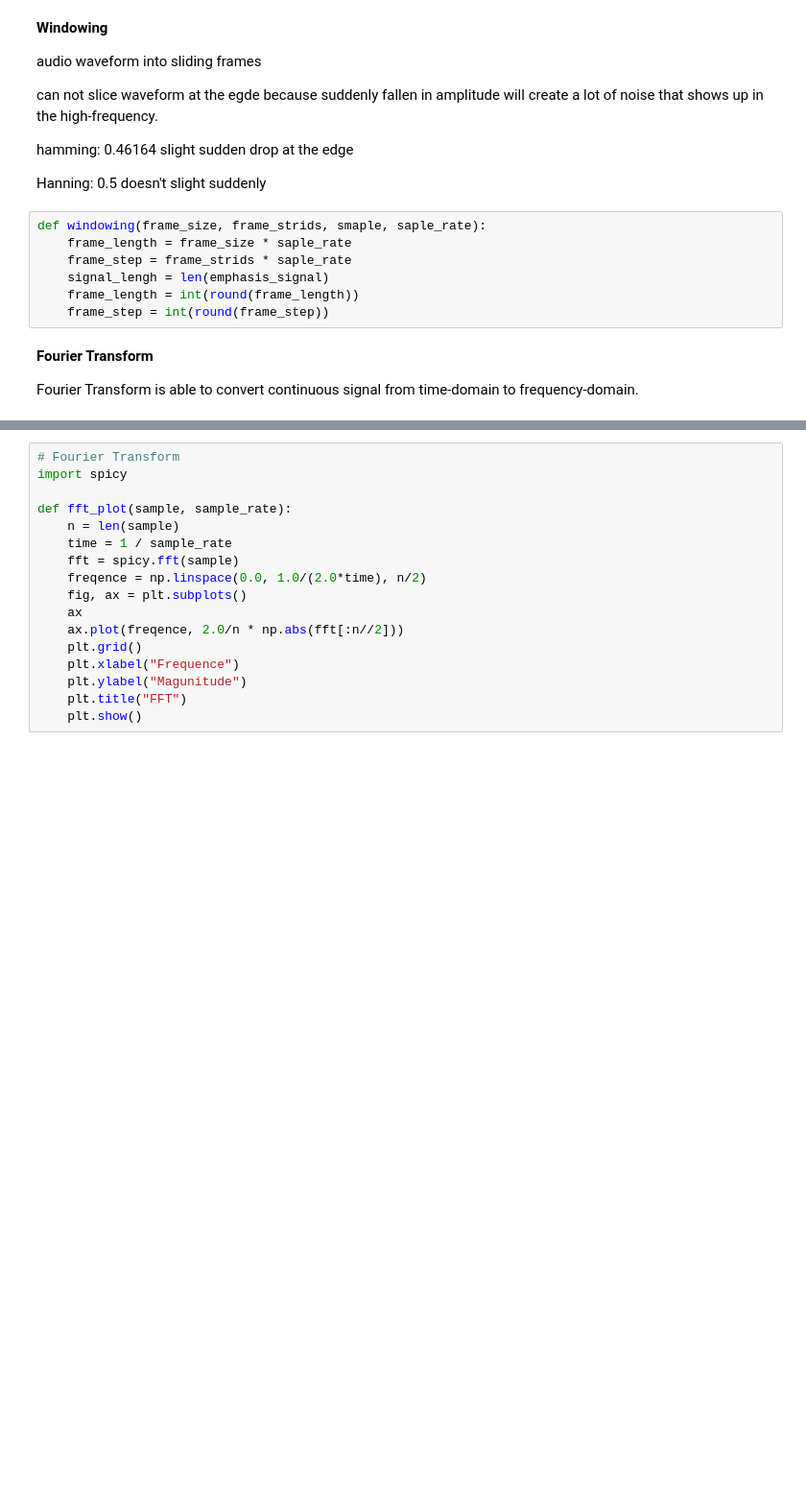
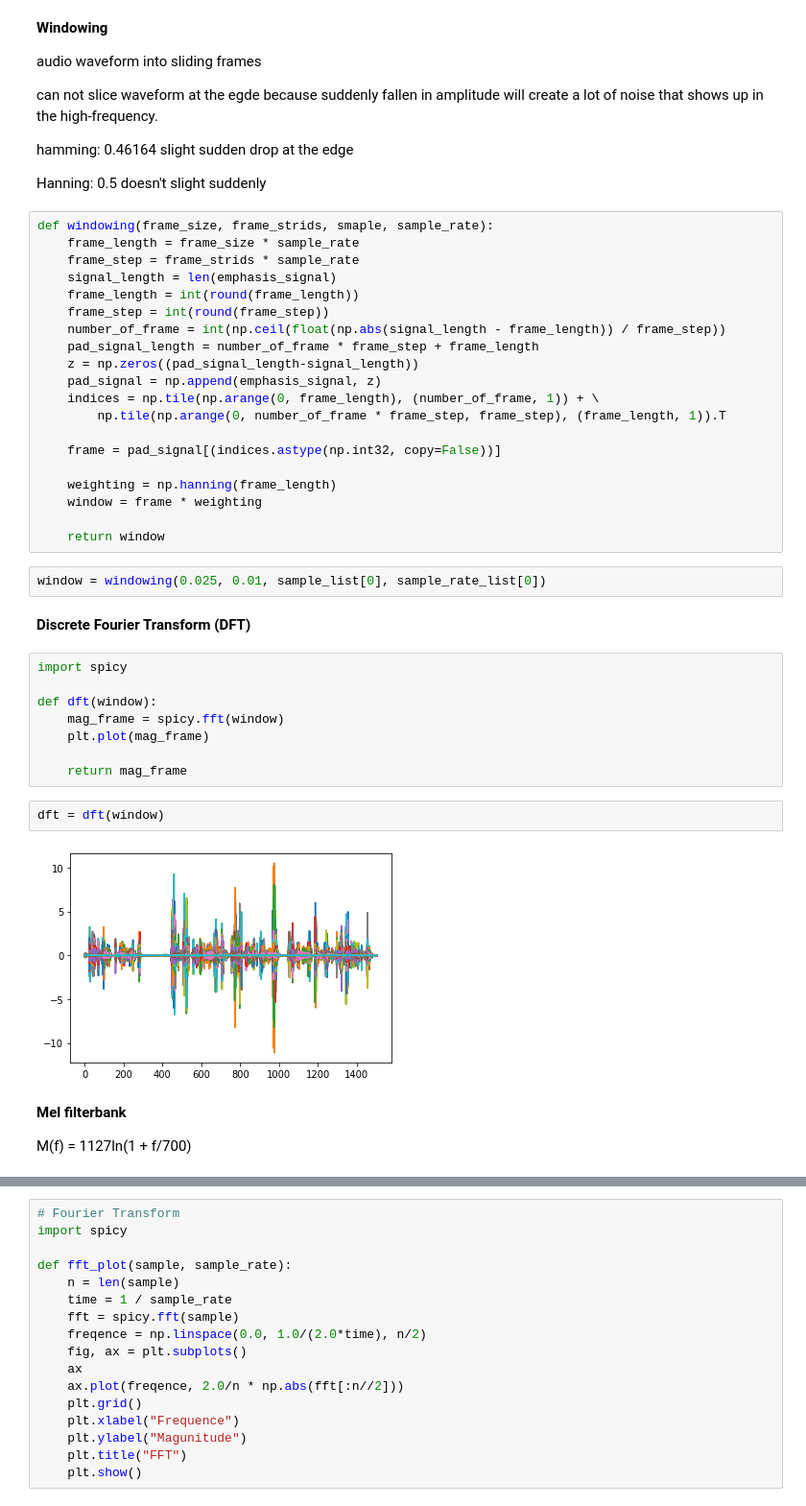
Before and after one commit to atsushii/Neural-Machine-Translation-Project, a Jupyter notebook: voice_recognition/en_speech_to_text.ipynb, the cells around one changed output, grey strips where cells are left out. Shown at 96% size. Drawn from its saved outputs; the diff is of its cells as text; blank space fills up the shorter version.

Commit message:
Apply mel filterbank

```diff
--- a/voice_recognition/en_speech_to_text.ipynb
+++ b/voice_recognition/en_speech_to_text.ipynb
@@ -104,14 +104,43 @@ slight sudden drop at the edge
 
 Hanning: 0.5
 doesn't slight suddenly
-# %%
-def windowing(frame_size, frame_strids, smaple, saple_rate):
-    frame_length = frame_size * saple_rate
-    frame_step = frame_strids * saple_rate
-    signal_lengh = len(emphasis_signal)
-    frame_length = int(round(frame_length))
-    frame_step = int(round(frame_step))
-# %% [markdown]
-**Fourier Transform**
-
-Fourier Transform is able to convert continuous signal from time-domain to frequency-domain.
+# %%
+def windowing(frame_size, frame_strids, smaple, sample_rate):
+    frame_length = frame_size * sample_rate
+    frame_step = frame_strids * sample_rate
+    signal_length = len(emphasis_signal)
+    frame_length = int(round(frame_length))
+    frame_step = int(round(frame_step))
+    number_of_frame = int(np.ceil(float(np.abs(signal_length - frame_length)) / frame_step))
+    pad_signal_length = number_of_frame * frame_step + frame_length
+    z = np.zeros((pad_signal_length-signal_length))
+    pad_signal = np.append(emphasis_signal, z)
+    indices = np.tile(np.arange(0, frame_length), (number_of_frame, 1)) + \
+        np.tile(np.arange(0, number_of_frame * frame_step, frame_step), (frame_length, 1)).T
+
+    frame = pad_signal[(indices.astype(np.int32, copy=False))]
+
+    weighting = np.hanning(frame_length)
+    window = frame * weighting
+
+    return window
+# %%
+window = windowing(0.025, 0.01, sample_list[0], sample_rate_list[0])
+# %% [markdown]
+**Discrete Fourier Transform (DFT)**
+# %%
+import spicy
+
+def dft(window):
+    mag_frame = spicy.fft(window)
+    plt.plot(mag_frame)
+
+    return mag_frame
+# %%
+dft = dft(window)
+# %% [output]
+[figure, added]
+# %% [markdown]
+**Mel filterbank**
+
+M(f) = 1127ln(1 + f/700)
```
Also changed, not shown: parts of 1 cell of this notebook.
